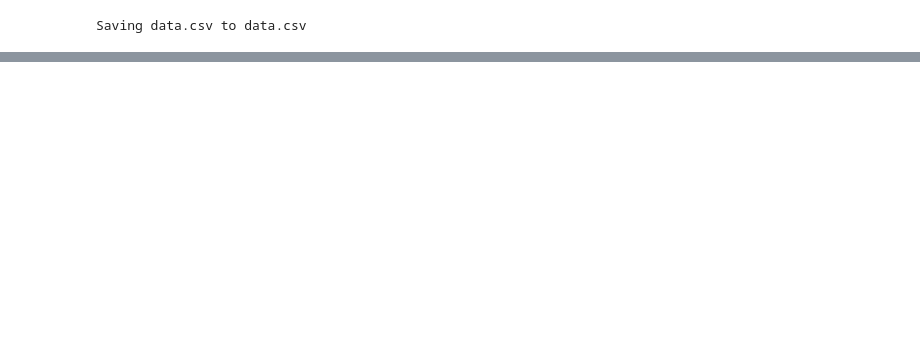
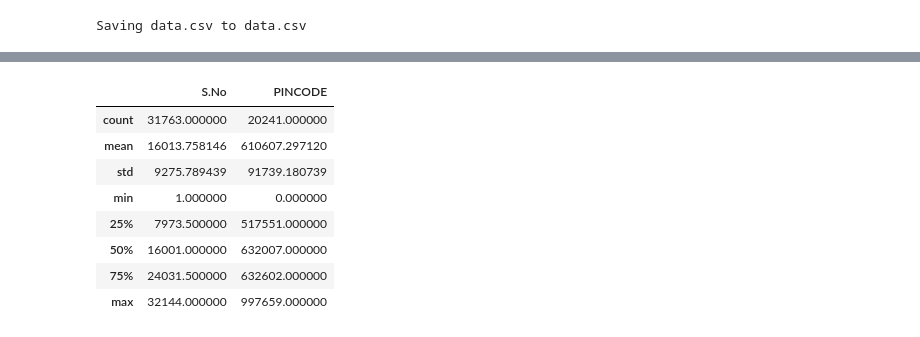
Before and after one commit to Trisha-Annambhotla/Health-Data, a Jupyter notebook: HealthData.ipynb, the cells around one changed output, grey strips where cells are left out. Cells and saved outputs as stored; diff of their text form; code cells hidden in the pictures; blank space fills up the shorter version.

```diff
--- a/HealthData.ipynb
+++ b/HealthData.ipynb
@@ -24,0 +249,12 @@ NameError: name 'df' is not defined
+# %%
+new_df.describe()
+# %% [output]
+|  | S.No | PINCODE |
+| count | 31763.000000 | 20241.000000 |
+| mean | 16013.758146 | 610607.297120 |
+| std | 9275.789439 | 91739.180739 |
+| min | 1.000000 | 0.000000 |
+| 25% | 7973.500000 | 517551.000000 |
+| 50% | 16001.000000 | 632007.000000 |
+| 75% | 24031.500000 | 632602.000000 |
+| max | 32144.000000 | 997659.000000 |
```
Also changed, not shown: parts of 20 cells of this notebook.
